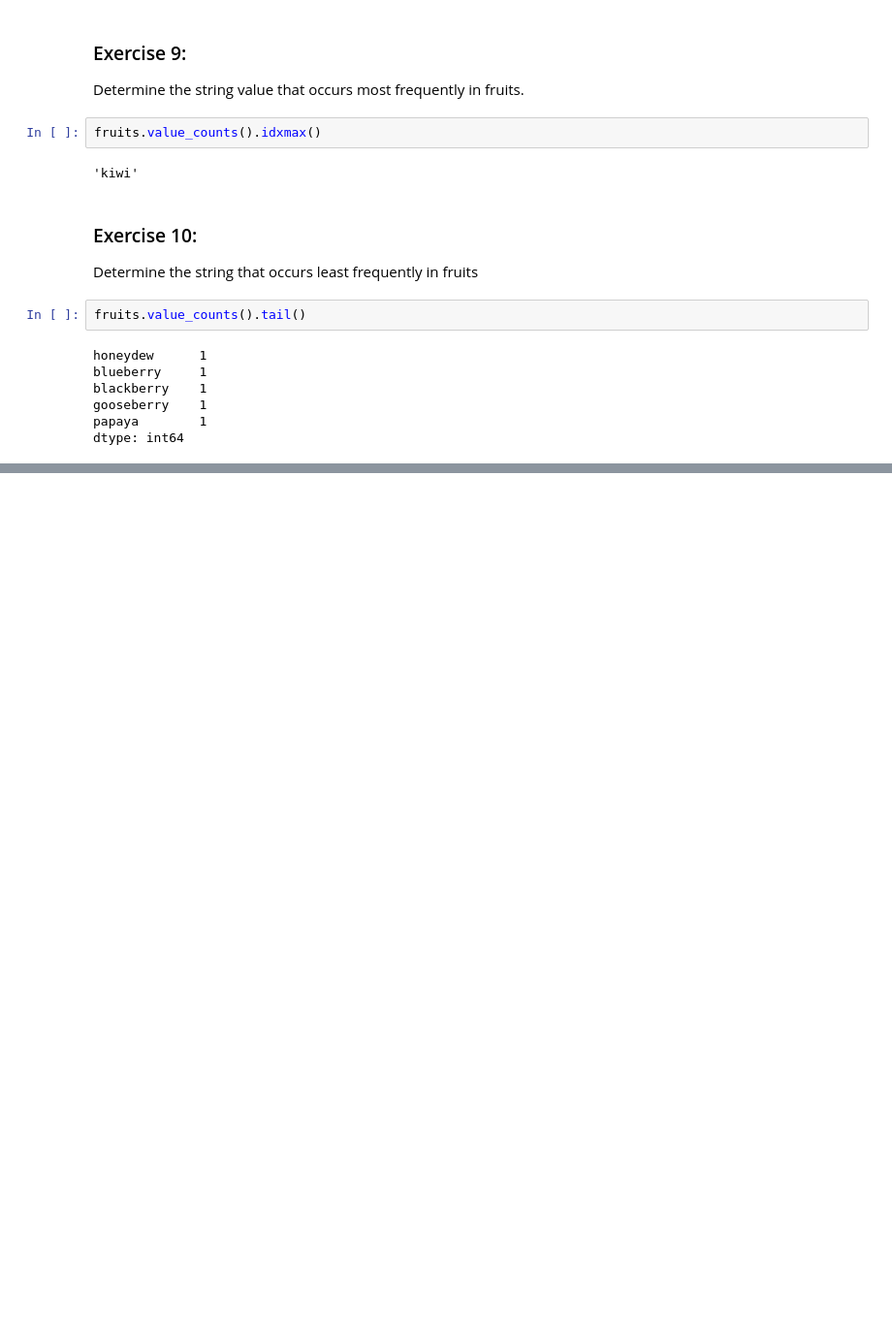
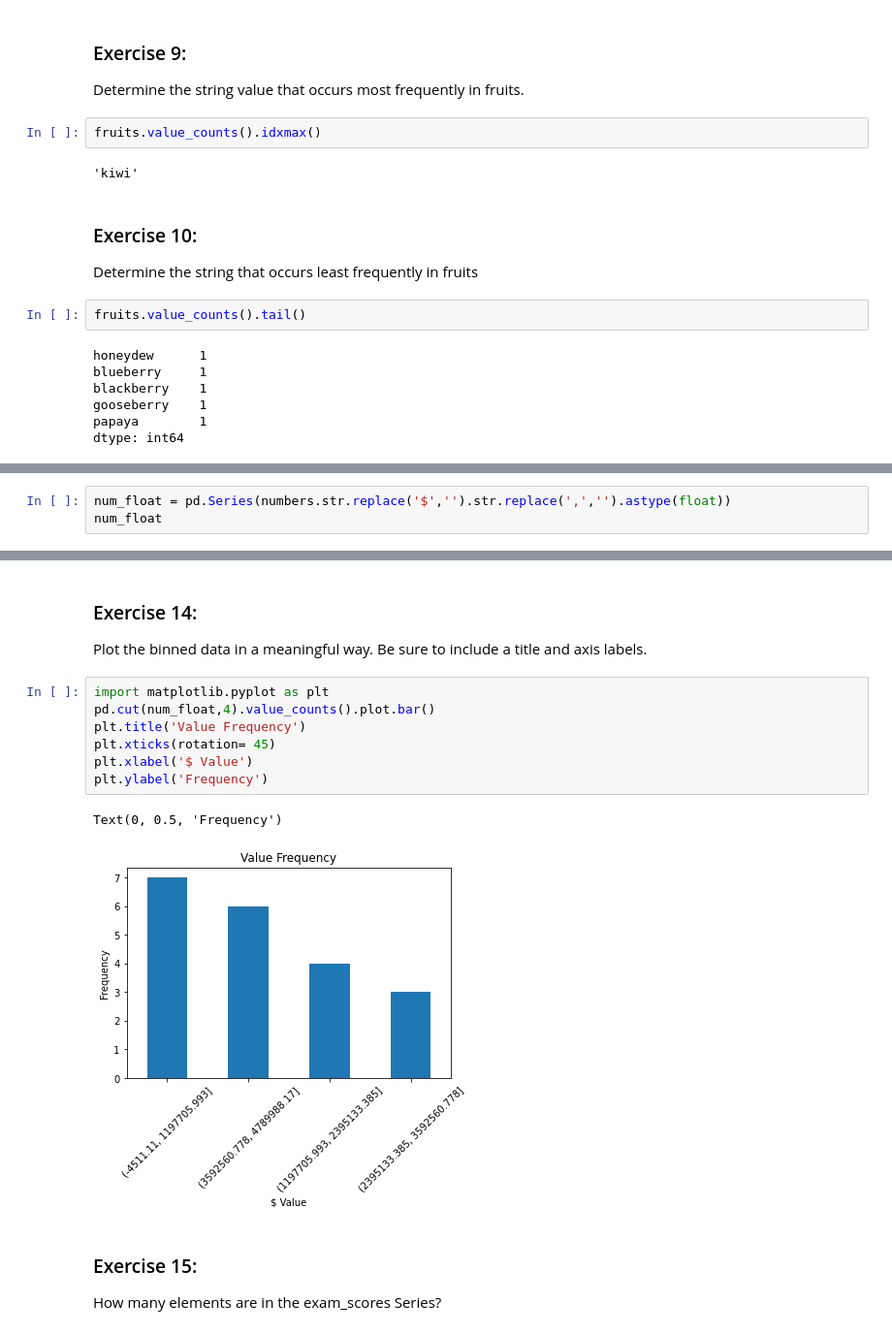
Before and after one commit to kevin-mal-smith/numpy-pandas-visualization-exercises, a Jupyter notebook: pandas_series.ipynb, the cells around one changed output, grey strips where cells are left out. Shown at 97% size. Drawn from its saved outputs; the diff is of its cells as text; blank space fills up the shorter version.

```diff
--- a/pandas_series.ipynb
+++ b/pandas_series.ipynb
@@ -104,0 +331,3 @@ dtype: int64
+# %%
+num_float = pd.Series(numbers.str.replace('$','').str.replace(',','').astype(float))
+num_float
@@ -104,0 +386,16 @@ dtype: int64
+# %% [markdown]
+### Exercise 14:
+Plot the binned data in a meaningful way. Be sure to include a title and axis labels.
+# %%
+import matplotlib.pyplot as plt
+pd.cut(num_float,4).value_counts().plot.bar()
+plt.title('Value Frequency')
+plt.xticks(rotation= 45)
+plt.xlabel('$ Value')
+plt.ylabel('Frequency')
+# %% [output]
+Text(0, 0.5, 'Frequency')
+[figure, added]
+# %% [markdown]
+### Exercise 15:
+How many elements are in the exam_scores Series?
```
Also changed, not shown: parts of 57 cells of this notebook, 1 other file.
